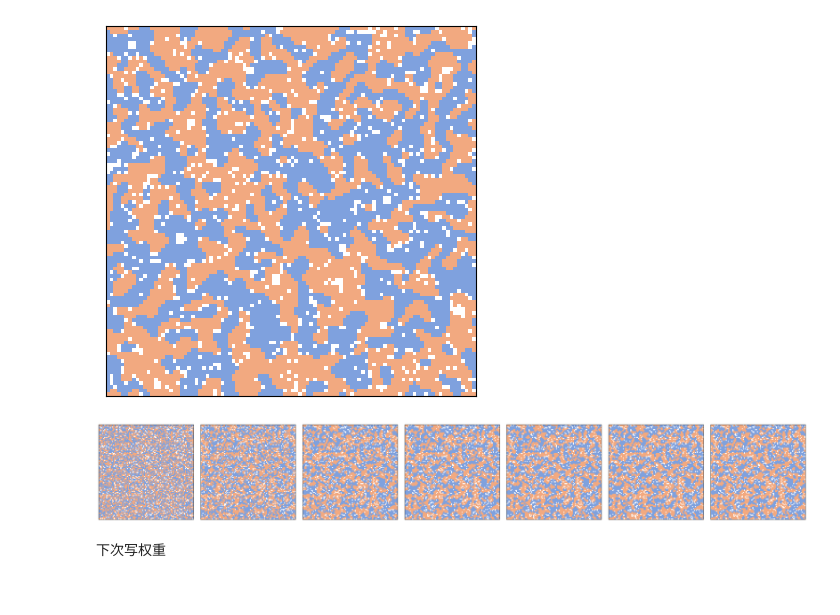
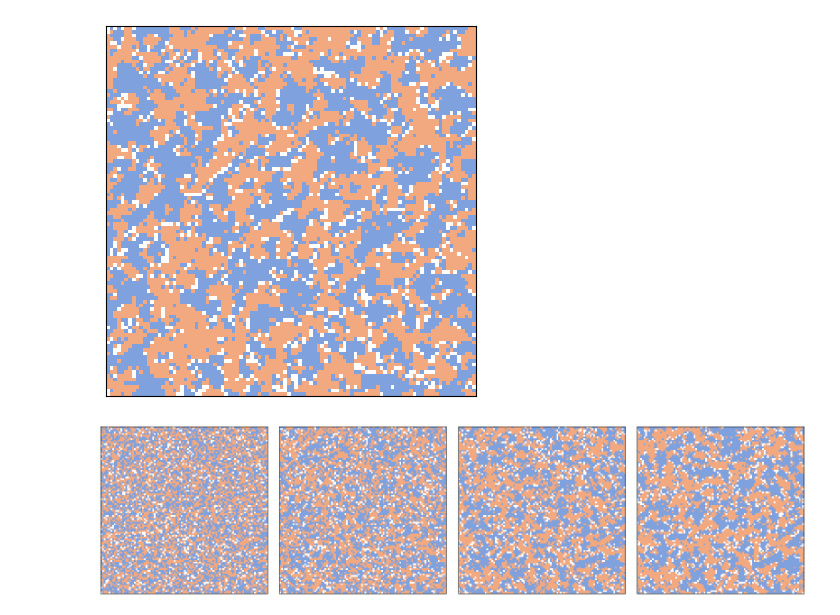
Before and after one commit to DONG-BO-Eric/CITS4403-Project, a Jupyter notebook: code/project.ipynb, the cells around one changed output. Cells and saved outputs as stored; diff of their text form; code cells hidden in the pictures.

```diff
--- a/code/project.ipynb
+++ b/code/project.ipynb
@@ -13,3 +18,29 @@ cmap = LinearSegmentedColormap.from_list('cmap', colors)
+# %%
+class Person():
+
+    id = 0
+
+    def __init__(self, loc, group):
+        """
+        group:
+            1 = red / group A
+            2 = blue / group B
+        """
+
+        # 给每个人一个独立 ID
+        # 后面记录组合，和谁呆了一起，就很方便记录
+        self.id = Person.id
+        Person.id += 1
+
+        # 当前住的位置
+        self.loc = tuple(loc)
+
+        # 保存这个人的原始 group
+        self.group = group
+
+        # 每个人独立随机一个 openness
+        # 0.1, 0.2, ..., 0.9
+        self.openness = np.random.randint(1, 10) / 10
 # %%
 def locs_where(condition):
     """Find cells where a logical array is True.
@@ -149,16 +246,11 @@ class Schelling(Cell2D):
 # %%
-grid = Schelling(n=100, p=0.4)
-grid.animate(frames=100, interval=0.1) #animate这个function里面有step会自己跳动
+grid = Schelling(n=100, p=0.76)
+grid.animate(frames=10, interval=0.1) #animate这个function里面有step会自己跳动
 # %% [output]
-[figure, old version]
+[figure, new version]
 # %%
-from utils import three_frame
-from utils import number_frame
-
-grid = Schelling(n=100, p=0.3)
+grid = Schelling(n=100, p=0.76)
 # three_frame(grid, [0, 2, 8]) #step0,0+2,0+2+8
-number_frame(grid,[0,2,3,5,5,10,10],7)
+number_frame(grid,[0,2,3,5],4)
 # %% [output]
-[figure, old version]
+[figure, new version]
-# %% [markdown]
-下次写权重
```
Also changed, not shown: parts of 15 cells of this notebook.
